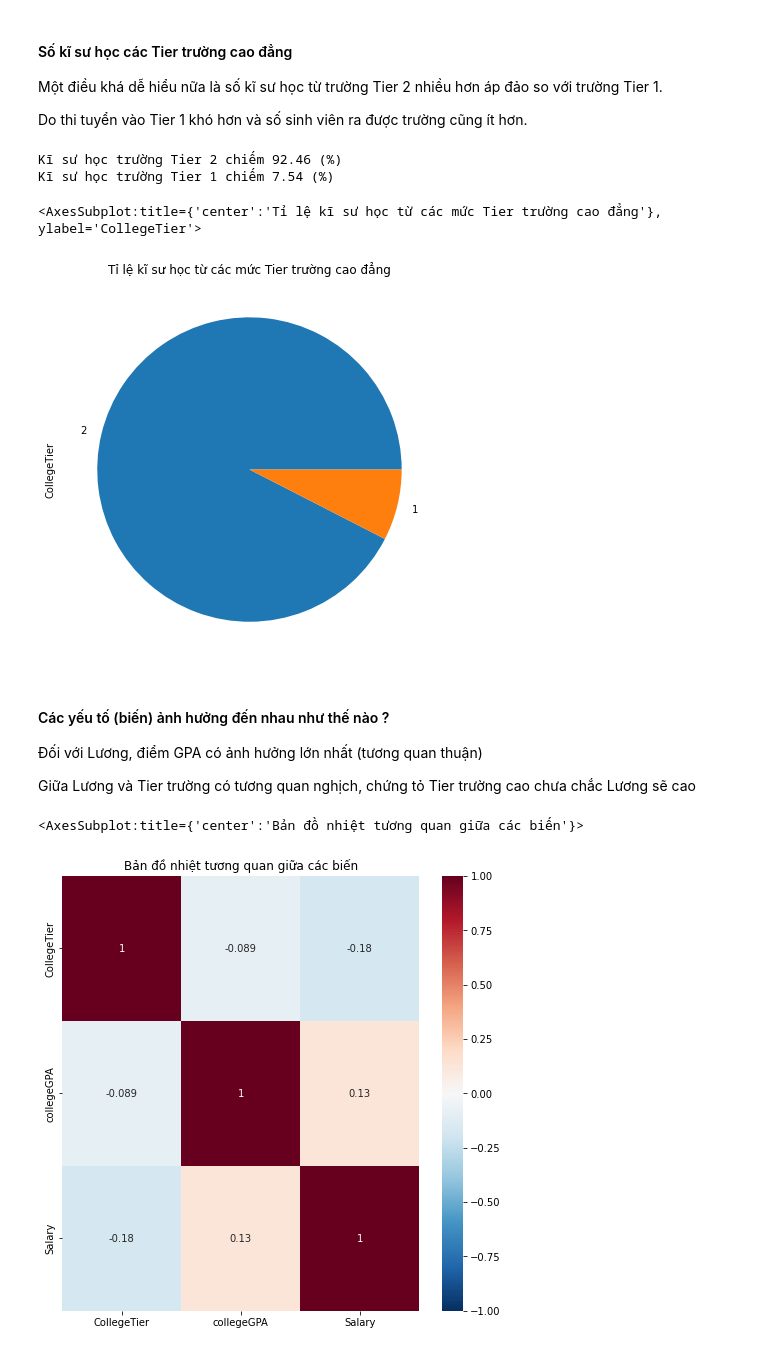
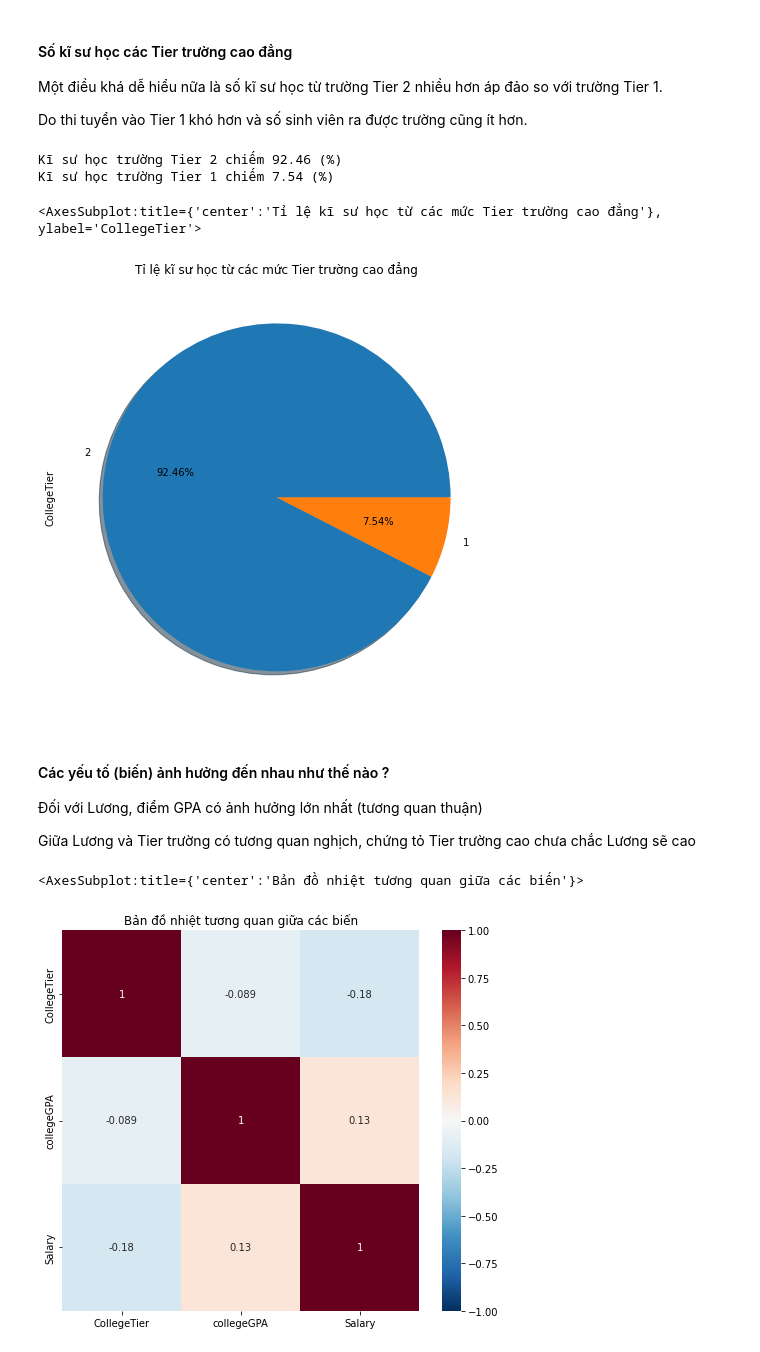
Before and after one commit to phuocleoceo/Bootstrap-Sampling, a Jupyter notebook: code.ipynb, the cells around one changed output. Cells and saved outputs as stored; diff of their text form; code cells hidden in the pictures.

```diff
--- a/code.ipynb
+++ b/code.ipynb
@@ -157,25 +197,27 @@ Một điều khá dễ hiểu nữa là số kĩ sư học từ trường Tier
 Do thi tuyển vào Tier 1 khó hơn và số sinh viên ra được trường cũng ít hơn.
 # %%
 plt.title("Tỉ lệ kĩ sư học từ các mức Tier trường cao đẳng")
-# Số lượng kĩ sư học
+# Tỉ lệ kĩ sư học ở các Tier trường
 tier_percent = dataset["CollegeTier"].value_counts(normalize=True)
+# In ra tier và tỉ lệ kĩ sư theo học
 for tier, percent in zip(tier_percent.index, tier_percent.values):
     print(f"Kĩ sư học trường Tier {tier} chiếm {round(percent*100, 2)} (%)")
-tier_percent.plot.pie(figsize=(7, 7))
+# Plot biểu đồ tròn
+tier_percent.plot.pie(figsize=(8, 8), shadow=True, autopct='%1.2f%%')
 # %% [output]
 Kĩ sư học trường Tier 2 chiếm 92.46 (%)
 Kĩ sư học trường Tier 1 chiếm 7.54 (%)
 <AxesSubplot:title={'center':'Tỉ lệ kĩ sư học từ các mức Tier trường cao đẳng'}, ylabel='CollegeTier'>
-[figure, old version]
+[figure, new version]
 # %% [markdown]
 #### Các yếu tố (biến) ảnh hưởng đến nhau như thế nào ?
 Đối với Lương, điểm GPA có ảnh hưởng lớn nhất (tương quan thuận)
 
 Giữa Lương và Tier trường có tương quan nghịch, chứng tỏ Tier trường cao chưa chắc Lương sẽ cao
 # %%
-plt.figure(figsize=(8, 8))
+plt.figure(figsize=(8, 7))
 plt.title("Bản đồ nhiệt tương quan giữa các biến")
 sns.heatmap(dataset.corr(), data=dataset, annot=True, vmin=-1.0, vmax=1.0, center=0, cmap='RdBu_r')
 # %% [output]
 <AxesSubplot:title={'center':'Bản đồ nhiệt tương quan giữa các biến'}>
-[figure, old version]
+[figure, new version]
```
Also changed, not shown: parts of 19 cells of this notebook, 1 other file.
